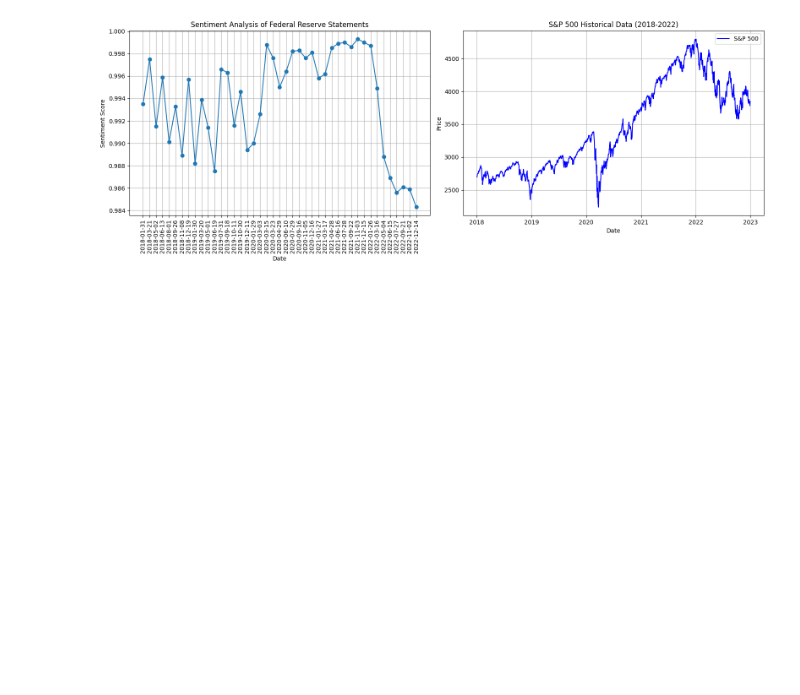
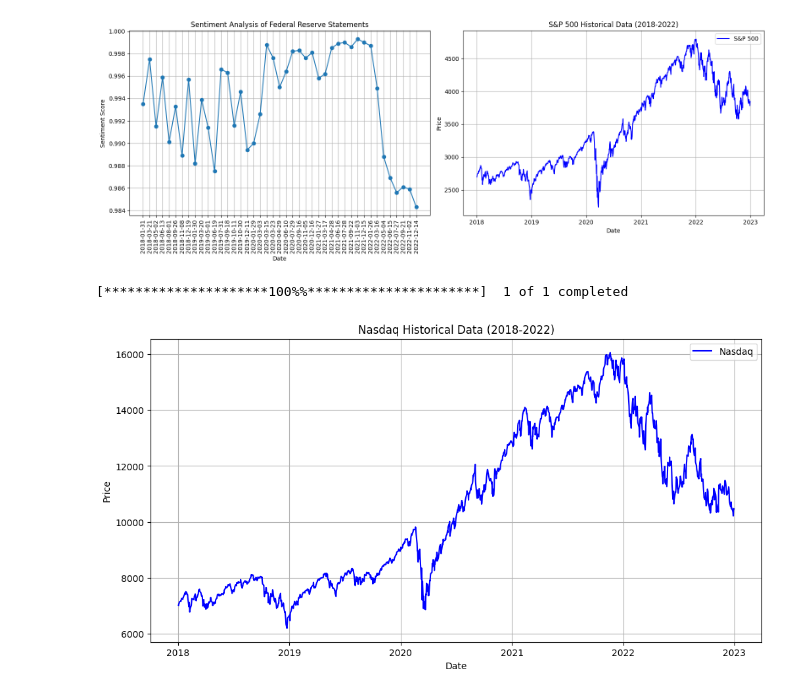
Before and after one commit to reynoldsbrent/Fed-Meeting-Minutes-Causal-Analysis, a Jupyter notebook: analysis.ipynb, the cells around one changed output. Drawn from its saved outputs; the diff is of its cells as text; code cells hidden in the pictures; blank space fills up the shorter version.

Commit message:
Nasdaq and Sentiment charts created

```diff
--- a/analysis.ipynb
+++ b/analysis.ipynb
@@ -128,3 +128,21 @@ fig.update_layout(title_text="Sentiment Analysis and S&P 500 Historical Data (20
 
 # Show the combined chart
 fig.show()
+# %%
+# Define the ticker symbol for the S&P 500
+symbol = "^IXIC"
+# Fetch historical data using yfinance
+nasdaq_data = yf.download(symbol, start=start_date, end=end_date)
+# %% [output]
+[*********************100%%**********************]  1 of 1 completed
+# %%
+# Create a line chart
+plt.figure(figsize=(12, 6))
+plt.plot(nasdaq_data['Close'], label='Nasdaq', color='blue')
+plt.title('Nasdaq Historical Data (2018-2022)')
+plt.xlabel('Date')
+plt.ylabel('Price')
+plt.legend()
+plt.grid(True)
+# %% [output]
+[figure, added]
```
Also changed, not shown: parts of 2 cells of this notebook.
